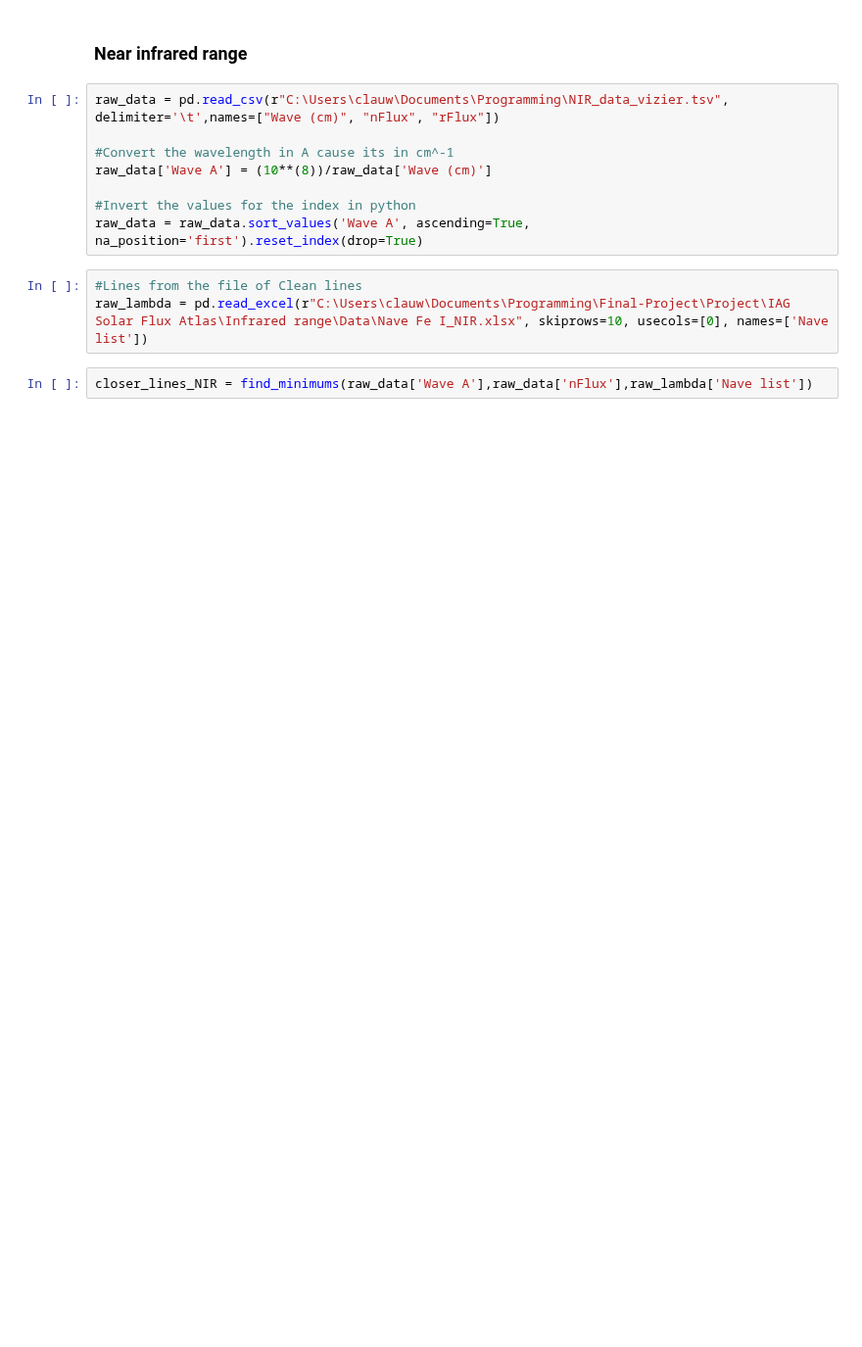
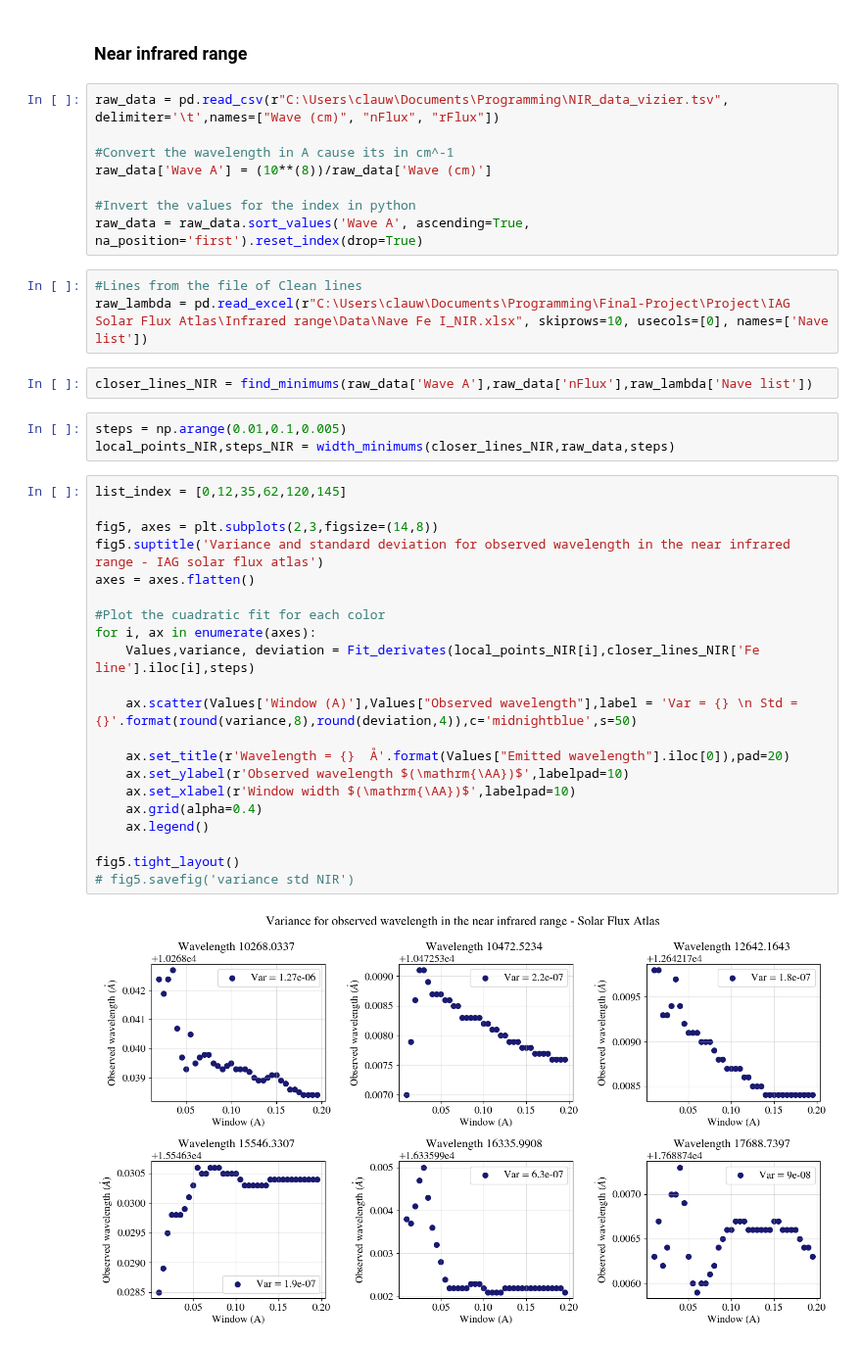
Before and after one commit to ccuellarn/Measurement-and-Characterization-of-Granulation-Patterns-in-the-IAG-Solar-Flux-Spectrum, a Jupyter notebook: Project/Characterization/Statistics/Statistical analysis.ipynb, the cells around one changed output. Shown at 98% size. Saved outputs shown, nothing was run; the diff lists cells and outputs as text; blank space fills up the shorter version.

```diff
--- a/Project/Characterization/Statistics/Statistical analysis.ipynb
+++ b/Project/Characterization/Statistics/Statistical analysis.ipynb
@@ -319,3 +242,29 @@ raw_data = raw_data.sort_values('Wave A', ascending=True, na_position='first').r
 raw_lambda = pd.read_excel(r"C:\Users\clauw\Documents\Programming\Final-Project\Project\IAG Solar Flux Atlas\Infrared range\Data\Nave Fe I_NIR.xlsx", skiprows=10, usecols=[0], names=['Nave list'])
 # %%
 closer_lines_NIR = find_minimums(raw_data['Wave A'],raw_data['nFlux'],raw_lambda['Nave list'])
+# %%
+steps = np.arange(0.01,0.1,0.005)
+local_points_NIR,steps_NIR = width_minimums(closer_lines_NIR,raw_data,steps)
+# %%
+list_index = [0,12,35,62,120,145]
+
+fig5, axes = plt.subplots(2,3,figsize=(14,8))
+fig5.suptitle('Variance and standard deviation for observed wavelength in the near infrared range - IAG solar flux atlas')
+axes = axes.flatten()
+
+#Plot the cuadratic fit for each color
+for i, ax in enumerate(axes):
+    Values,variance, deviation = Fit_derivates(local_points_NIR[i],closer_lines_NIR['Fe line'].iloc[i],steps)
+
+    ax.scatter(Values['Window (A)'],Values["Observed wavelength"],label = 'Var = {} \n Std = {}'.format(round(variance,8),round(deviation,4)),c='midnightblue',s=50)
+
+    ax.set_title(r'Wavelength = {}  Å'.format(Values["Emitted wavelength"].iloc[0]),pad=20)
+    ax.set_ylabel(r'Observed wavelength $(\mathrm{\AA})$',labelpad=10)
+    ax.set_xlabel(r'Window width $(\mathrm{\AA})$',labelpad=10)
+    ax.grid(alpha=0.4)
+    ax.legend()
+
+fig5.tight_layout()
+# fig5.savefig('variance std NIR')
+# %% [output]
+[figure, added]
```
Also changed, not shown: parts of 23 cells of this notebook.
